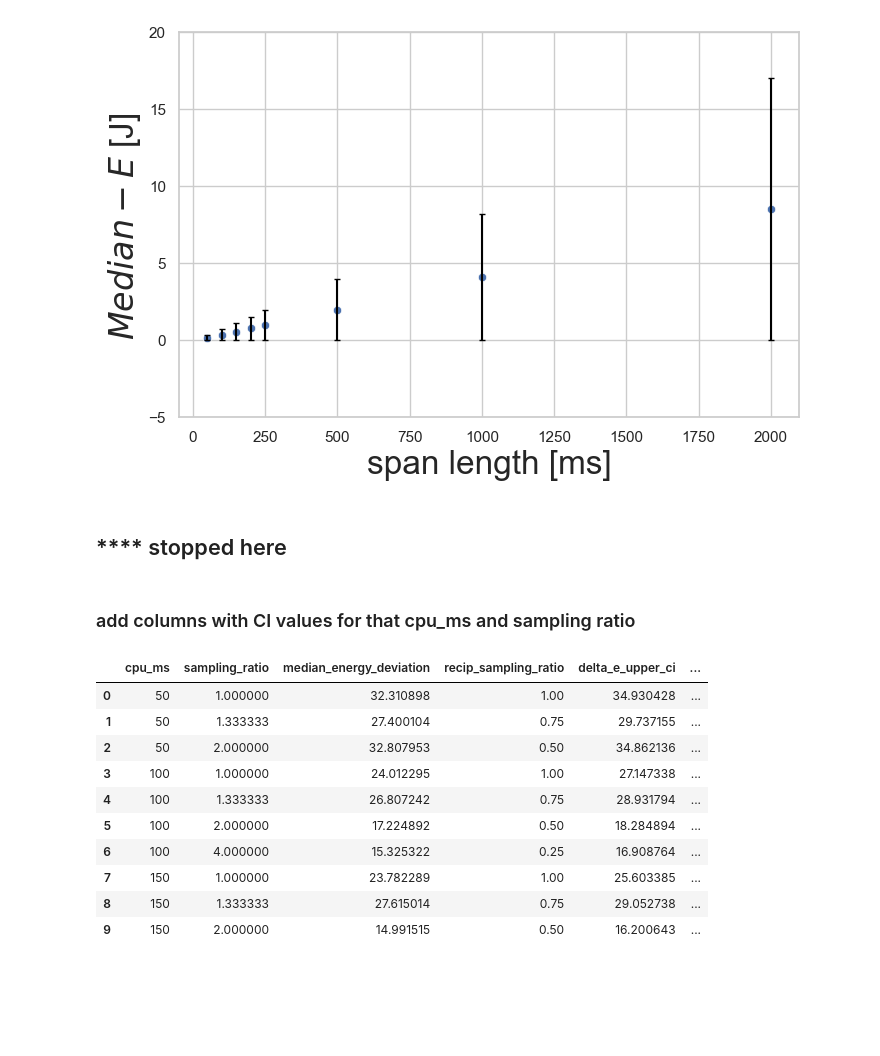
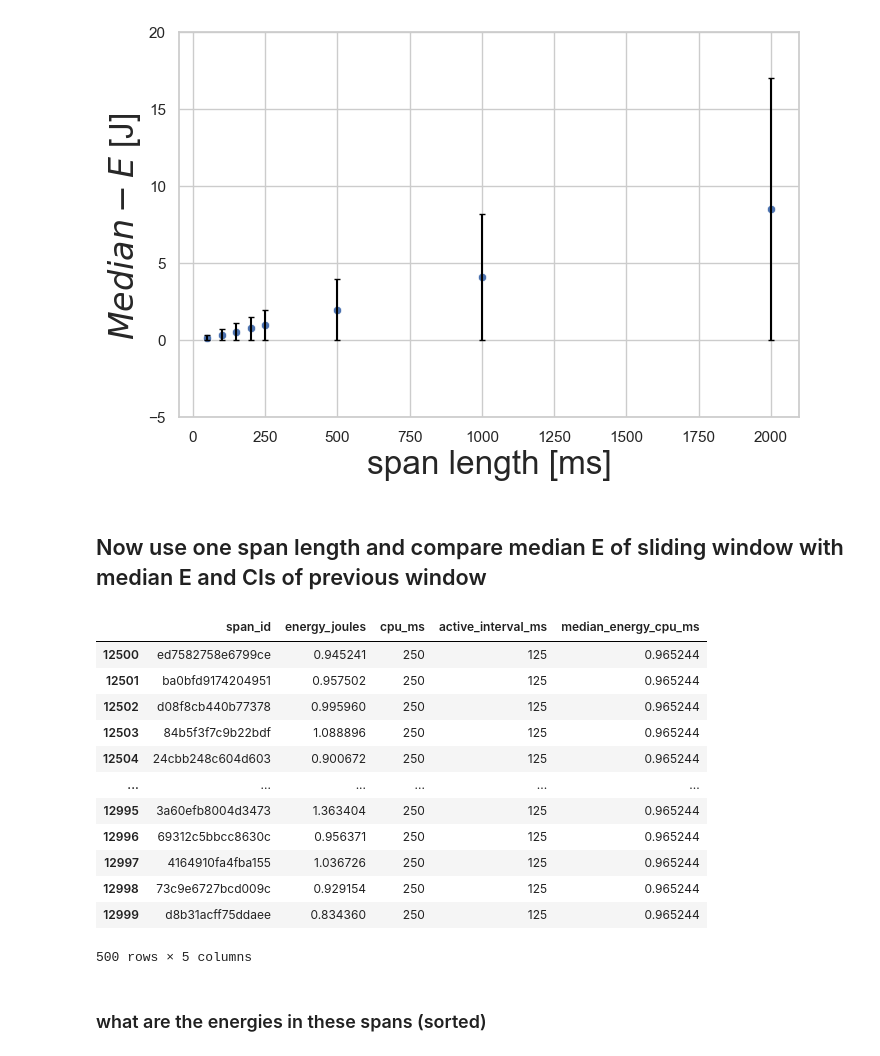
Before and after one commit to tedscott/SideProjects, a Jupyter notebook: E2EGHG/ReCalibrationTests.ipynb, the cells around one changed output. Cells and saved outputs as stored; diff of their text form; code cells hidden in the pictures; blank space fills up the shorter version.

```diff
--- a/E2EGHG/ReCalibrationTests.ipynb
+++ b/E2EGHG/ReCalibrationTests.ipynb
@@ -187,33 +189,25 @@ plt.ylabel(r'$Median-E$ [J] ', fontsize=fs)
 plt.show()
 # %% [output]
 [figure]
-# %% [markdown]
-## **** stopped here
-# %% [markdown]
-### add columns with CI values for that cpu_ms and sampling ratio
-# %%
-cpu_ms_vals = np.unique(df_median_dev_1000['cpu_ms'])
-#ratio_vals = np.unique(df_median_dev_1000['recip_sampling_ratio'])
-
-for i in cpu_ms_vals:
-    ratio_vals = np.unique(df_median_dev_1000.query('cpu_ms == @i').recip_sampling_ratio)
-    for j in ratio_vals:
-        # copy in CI values
-        df_median_dev_1000.loc[(df_median_dev_1000['cpu_ms'] == i) & (df_median_dev_1000['recip_sampling_ratio'] == j),
-            'delta_e_upper_ci'] = temp_df[(temp_df['cpu_ms'] == i) & (temp_df['recip_sampling_ratio'] == j)].delta_e_upper_ci.values[0]
-        df_median_dev_1000.loc[(df_median_dev_1000['cpu_ms'] == i) & (df_median_dev_1000['recip_sampling_ratio'] == j),
-            'delta_e_lower_ci'] = temp_df[(temp_df['cpu_ms'] == i) & (temp_df['recip_sampling_ratio'] == j)].delta_e_lower_ci.values[0]
-
-df_median_dev_1000.head(10)
-# %% [output]
-|  | cpu_ms | sampling_ratio | median_energy_deviation | recip_sampling_ratio | delta_e_upper_ci | ... |
-| 0 | 50 | 1.000000 | 32.310898 | 1.00 | 34.930428 | ... |
-| 1 | 50 | 1.333333 | 27.400104 | 0.75 | 29.737155 | ... |
-| 2 | 50 | 2.000000 | 32.807953 | 0.50 | 34.862136 | ... |
-| 3 | 100 | 1.000000 | 24.012295 | 1.00 | 27.147338 | ... |
-| 4 | 100 | 1.333333 | 26.807242 | 0.75 | 28.931794 | ... |
-| 5 | 100 | 2.000000 | 17.224892 | 0.50 | 18.284894 | ... |
-| 6 | 100 | 4.000000 | 15.325322 | 0.25 | 16.908764 | ... |
-| 7 | 150 | 1.000000 | 23.782289 | 1.00 | 25.603385 | ... |
-| 8 | 150 | 1.333333 | 27.615014 | 0.75 | 29.052738 | ... |
-| 9 | 150 | 2.000000 | 14.991515 | 0.50 | 16.200643 | ... |
+# %% [markdown]
+## Now use one span length and compare median E of sliding window with median E and CIs of previous window
+# %%
+# use 250 ms spans and use the 125 ms active interval
+df_spans_250 = df.query("(cpu_ms == 250) & (active_interval_ms == 125)")
+df_spans_250
+# %% [output]
+|  | span_id | energy_joules | cpu_ms | active_interval_ms | median_energy_cpu_ms |
+| 12500 | ed7582758e6799ce | 0.945241 | 250 | 125 | 0.965244 |
+| 12501 | ba0bfd9174204951 | 0.957502 | 250 | 125 | 0.965244 |
+| 12502 | d08f8cb440b77378 | 0.995960 | 250 | 125 | 0.965244 |
+| 12503 | 84b5f3f7c9b22bdf | 1.088896 | 250 | 125 | 0.965244 |
+| 12504 | 24cbb248c604d603 | 0.900672 | 250 | 125 | 0.965244 |
+| ... | ... | ... | ... | ... | ... |
+| 12995 | 3a60efb8004d3473 | 1.363404 | 250 | 125 | 0.965244 |
+| 12996 | 69312c5bbcc8630c | 0.956371 | 250 | 125 | 0.965244 |
+| 12997 | 4164910fa4fba155 | 1.036726 | 250 | 125 | 0.965244 |
+| 12998 | 73c9e6727bcd009c | 0.929154 | 250 | 125 | 0.965244 |
+| 12999 | d8b31acff75ddaee | 0.834360 | 250 | 125 | 0.965244 |
+500 rows × 5 columns
+# %% [markdown]
+### what are the energies in these spans (sorted)
```
Also changed, not shown: parts of 19 cells of this notebook, 1 other file.
